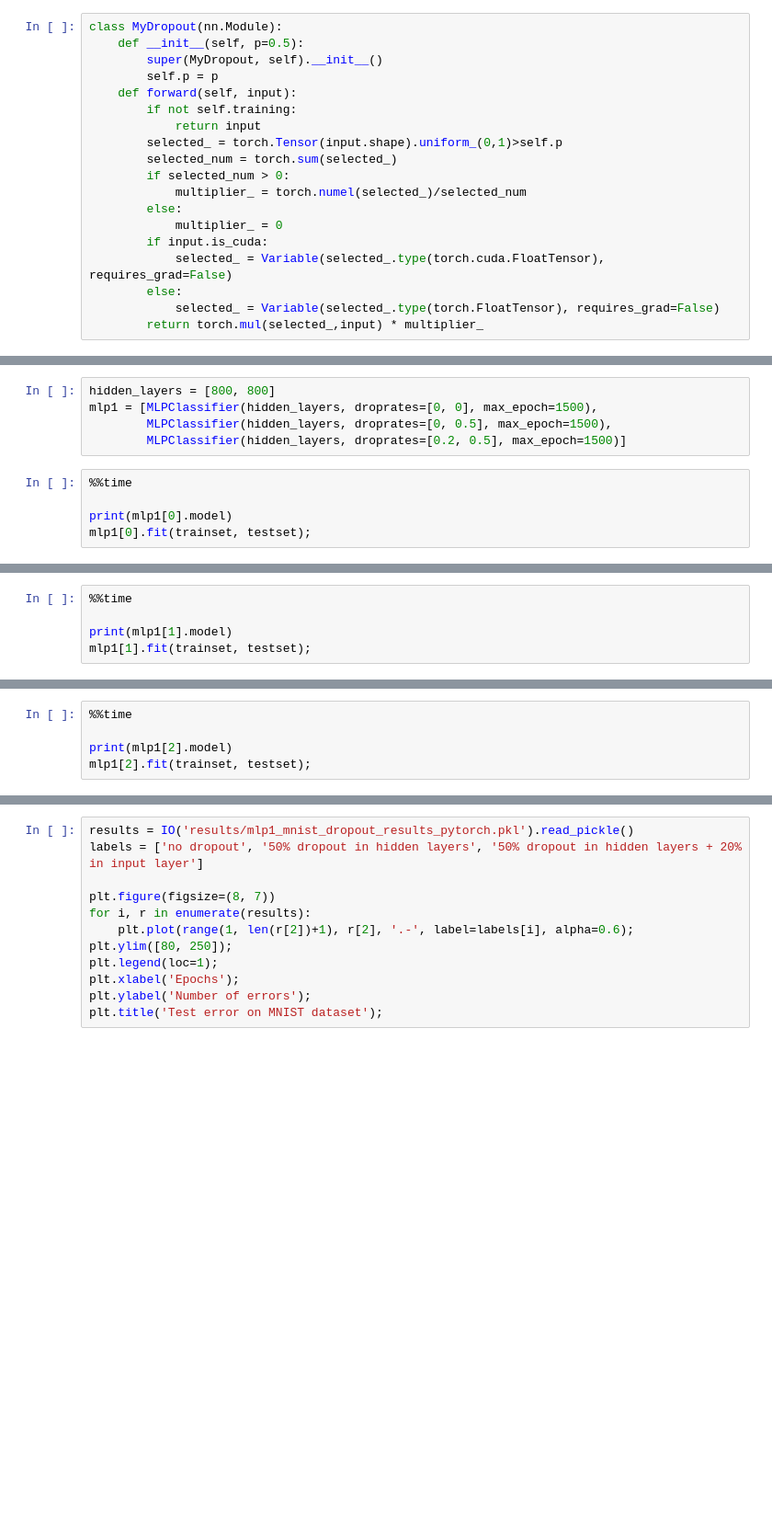
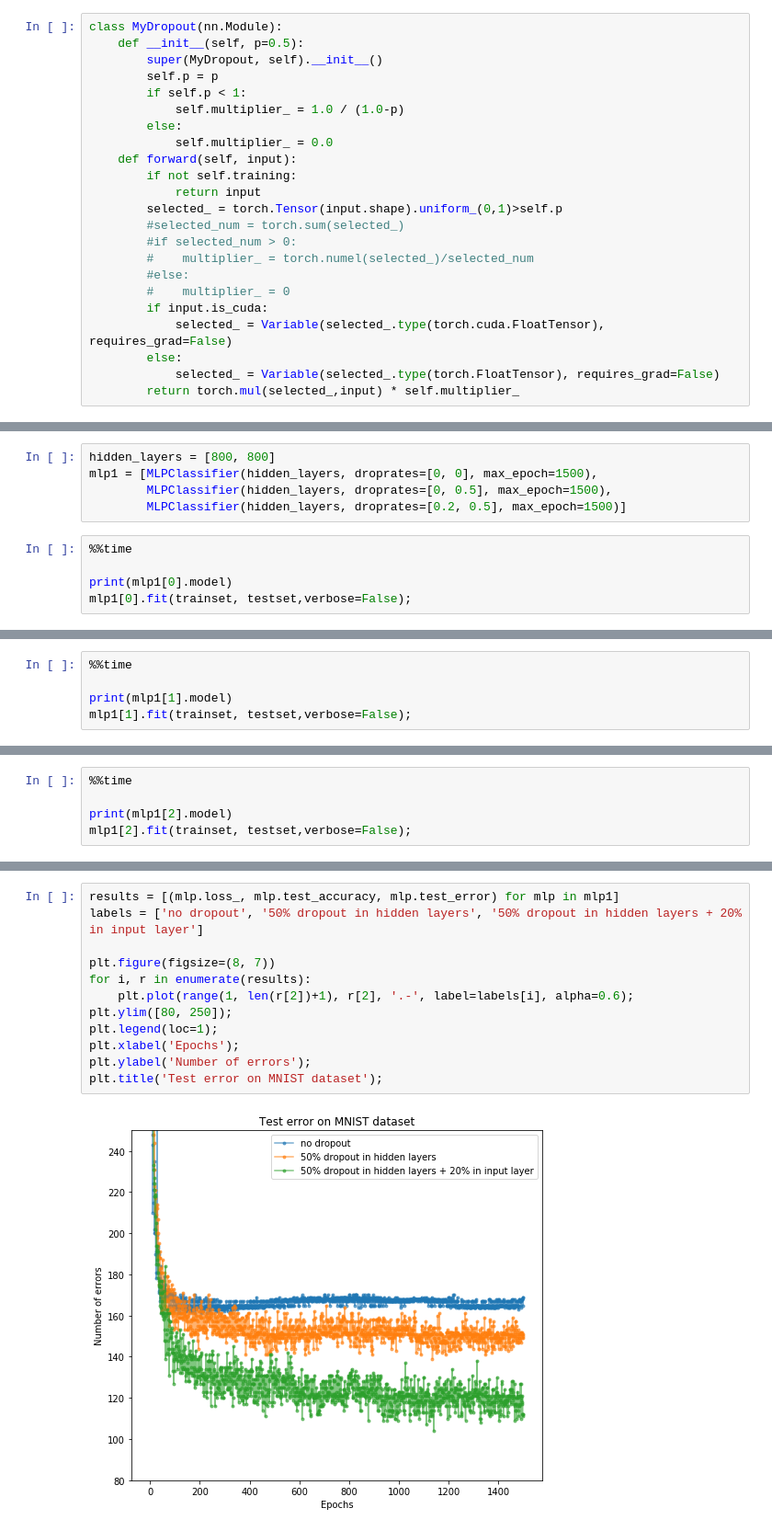
Before and after one commit to xuwd11/Dropout_Tutorial_in_PyTorch, a Jupyter notebook: mnist/mnist_mlp_Mydropout_pytorch.ipynb, the cells around one changed output, grey strips where cells are left out. Shown: that part at 92% size. Cells and saved outputs as stored; diff of their text form; blank space fills up the shorter version.

```diff
--- a/mnist/mnist_mlp_Mydropout_pytorch.ipynb
+++ b/mnist/mnist_mlp_Mydropout_pytorch.ipynb
@@ -46,17 +46,21 @@ class MyDropout(nn.Module):
     def __init__(self, p=0.5):
         super(MyDropout, self).__init__()
         self.p = p
+        if self.p < 1:
+            self.multiplier_ = 1.0 / (1.0-p)
+        else:
+            self.multiplier_ = 0.0
     def forward(self, input):
         if not self.training:
             return input
         selected_ = torch.Tensor(input.shape).uniform_(0,1)>self.p
-        selected_num = torch.sum(selected_)
-        if selected_num > 0:
-            multiplier_ = torch.numel(selected_)/selected_num
-        else:
-            multiplier_ = 0
+        #selected_num = torch.sum(selected_)
+        #if selected_num > 0:
+        #    multiplier_ = torch.numel(selected_)/selected_num
+        #else:
+        #    multiplier_ = 0
         if input.is_cuda:
             selected_ = Variable(selected_.type(torch.cuda.FloatTensor), requires_grad=False)
         else:
             selected_ = Variable(selected_.type(torch.FloatTensor), requires_grad=False)
-        return torch.mul(selected_,input) * multiplier_
+        return torch.mul(selected_,input) * self.multiplier_
@@ -152,4 +164,4 @@ mlp1 = [MLPClassifier(hidden_layers, droprates=[0, 0], max_epoch=1500),
 %%time
 
 print(mlp1[0].model)
-mlp1[0].fit(trainset, testset);
+mlp1[0].fit(trainset, testset,verbose=False);
@@ -157,7 +188,7 @@ mlp1[0].fit(trainset, testset);
 %%time
 
 print(mlp1[1].model)
-mlp1[1].fit(trainset, testset);
+mlp1[1].fit(trainset, testset,verbose=False);
 # %% [output]
 MLP(
   (model): Sequential(
@@ -181,4 +212,4 @@ KeyboardInterrupt:
 %%time
 
 print(mlp1[2].model)
-mlp1[2].fit(trainset, testset);
+mlp1[2].fit(trainset, testset,verbose=False);
@@ -188,12 +235,14 @@ IO('results/mlp1_mnist_dropout_results_pytorch.pkl').to_pickle([(mlp.loss_, mlp.
 # %%
-results = IO('results/mlp1_mnist_dropout_results_pytorch.pkl').read_pickle()
+results = [(mlp.loss_, mlp.test_accuracy, mlp.test_error) for mlp in mlp1]
 labels = ['no dropout', '50% dropout in hidden layers', '50% dropout in hidden layers + 20% in input layer']
 
 plt.figure(figsize=(8, 7))
 for i, r in enumerate(results):
     plt.plot(range(1, len(r[2])+1), r[2], '.-', label=labels[i], alpha=0.6);
 plt.ylim([80, 250]);
 plt.legend(loc=1);
 plt.xlabel('Epochs');
 plt.ylabel('Number of errors');
 plt.title('Test error on MNIST dataset');
+# %% [output]
+[figure, added]
```
Also changed, not shown: parts of 11 cells of this notebook.
